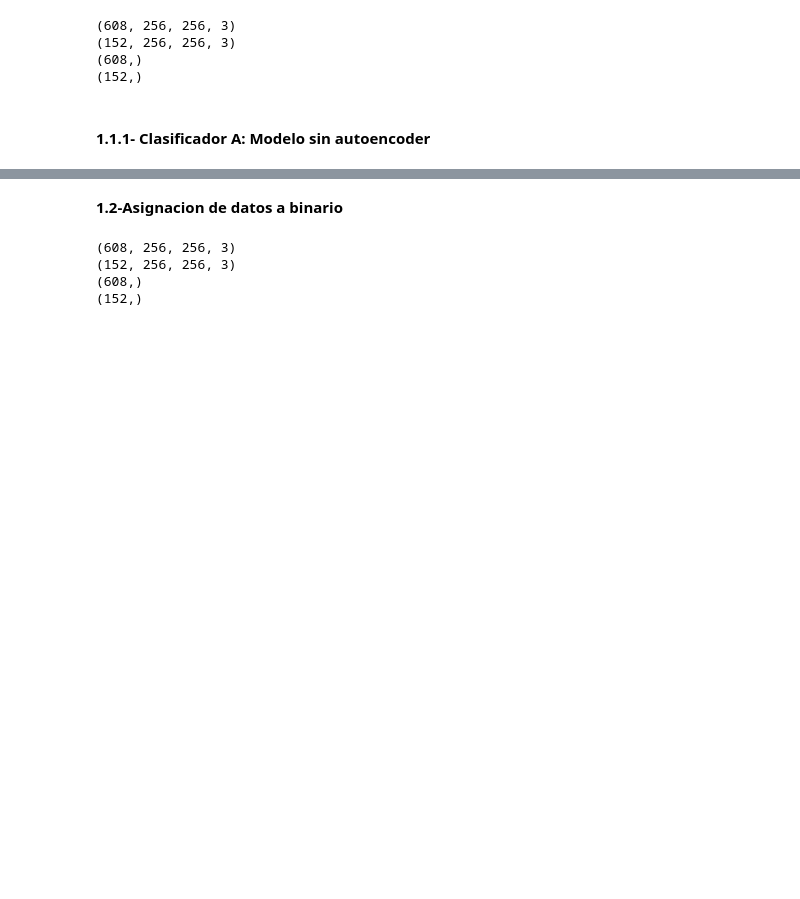
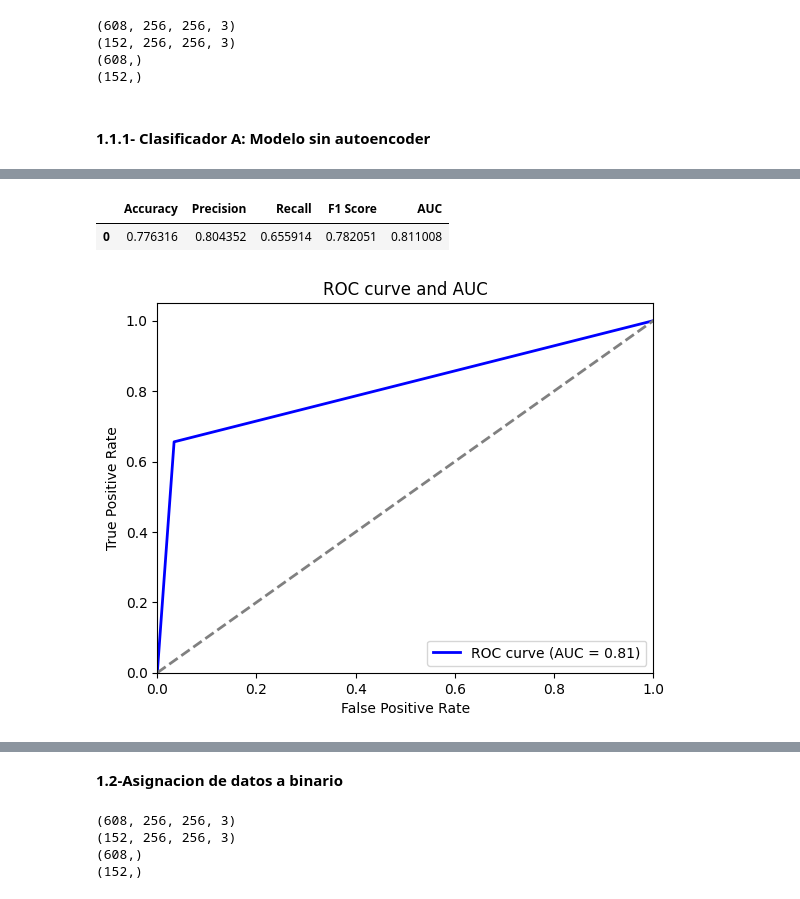
Before and after one commit to joshual777/PatronesProyecto3, a Jupyter notebook: Proyecto_3_Completo.ipynb, the cells around one changed output, grey strips where cells are left out. Saved outputs shown, nothing was run; the diff lists cells and outputs as text; code cells hidden in the pictures; blank space fills up the shorter version.

```diff
--- a/Proyecto_3_Completo.ipynb
+++ b/Proyecto_3_Completo.ipynb
@@ -285,6 +312,7 @@ with device:
     #print("AUC:", auc_scratch)
     print()
 
+    computeMetrics(y_test, y_pred_from_scratch)
     del model_from_scratch
 # %% [output]
 Epoch 1/10
@@ -307,3 +335,6 @@ F1-Score: 0.7870839974882866
+|  | Accuracy | Precision | Recall | F1 Score | AUC |
+| 0 | 0.776316 | 0.804352 | 0.655914 | 0.782051 | 0.811008 |
+[figure, added]
 # %%
 from tensorflow.keras import layers, models
 
```
Also changed, not shown: parts of 18 cells of this notebook.
